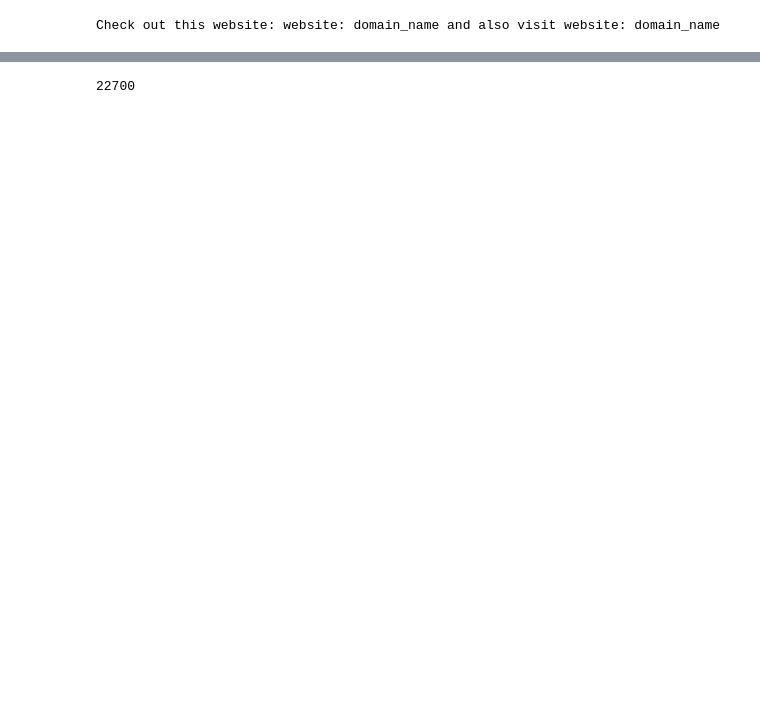
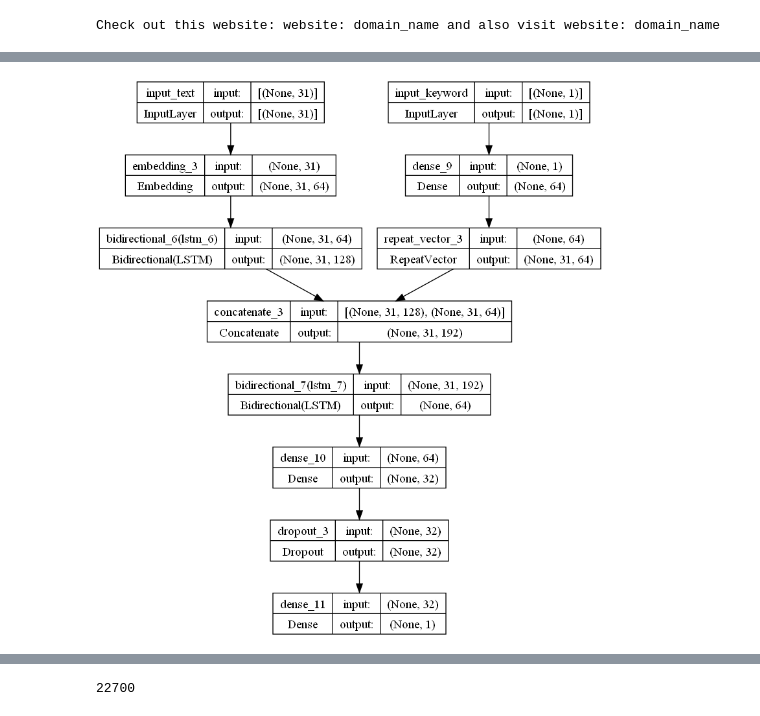
Before and after one commit to yasuomaidana/introduction-to-machine-learning, a Jupyter notebook: Deep Learning/Keras NLP/Twitter Distaster NLP.ipynb, the cells around one changed output, grey strips where cells are left out. Saved outputs shown, nothing was run; the diff lists cells and outputs as text; code cells hidden in the pictures; blank space fills up the shorter version.

Commit message:
COUR-1016: Updating model,

```diff
--- a/Deep Learning/Keras NLP/Twitter Distaster NLP.ipynb
+++ b/Deep Learning/Keras NLP/Twitter Distaster NLP.ipynb
@@ -123,7 +114,7 @@ print(substituted_text)
 Check out this website: website: domain_name and also visit website: domain_name
 # %%
 max_sequence_length = 0
-
+max_sequence_length_keyword = 0
 # Iterate over text and keyword columns
 for text, keyword in zip(train_data['text'], train_data['keyword']):
     text_length = len(text.split())
@@ -132,6 +123,13 @@ for text, keyword in zip(train_data['text'], train_data['keyword']):
     # Update maximum sequence length
     max_sequence_length = max(max_sequence_length, text_length, keyword_length)
 
+for keyword in train_data['keyword']:
+    keyword_length = len(keyword.split())
+
+    # Update maximum sequence length
+    max_sequence_length_keyword = max(max_sequence_length_keyword, keyword_length)
+
 print("Maximum Sequence Length:", max_sequence_length)
+print("Maximum Sequence Length Keyword:", max_sequence_length_keyword)
 # %% [output]
 Maximum Sequence Length: 31
@@ -158,30 +192,24 @@ dataset = dataset.shuffle(1000).batch(32)
 # %%
 # Define the inputs
-input_text = tf.keras.Input(shape=(max_sequence_length,), name='input_text')
-input_keyword = tf.keras.Input(shape=(max_sequence_length,), name='input_keyword')
+input_text = Input(shape=(max_sequence_length,), name='input_text')
+input_keyword = Input(shape=(max_sequence_length_keyword,), name='input_keyword')
 
 # Text part
-embedding = tf.keras.layers.Embedding(input_dim=len(text_tokenizer.word_index) + 1, output_dim=64, input_length=max_sequence_length)(input_text)
-lstm_text = tf.keras.layers.Bidirectional(tf.keras.layers.LSTM(64, return_sequences=True))(embedding)
+embedding = Embedding(name="embedding",input_dim=len(text_tokenizer.word_index) + 1, output_dim=64, input_length=max_sequence_length)(input_text)
+lstm_text = Bidirectional(LSTM(32, return_sequences=True))(embedding)
 
 # Keyword part
-dense_keyword = tf.keras.layers.Dense(64, activation='relu')(input_keyword)
-dense_keyword_repeated = tf.keras.layers.RepeatVector(max_sequence_length)(dense_keyword)
+dense_keyword = Dense(64, activation='relu')(input_keyword)
+dense_keyword_repeated = RepeatVector(max_sequence_length)(dense_keyword)
 
 # Concatenate the outputs
-concatenated = tf.keras.layers.Concatenate(axis=-1)([lstm_text, dense_keyword_repeated])
+concatenated = Concatenate(axis=-1)([lstm_text, dense_keyword_repeated])
 
 # Other layers
-lstm_combined = tf.keras.layers.Bidirectional(tf.keras.layers.LSTM(32))(concatenated)
-dense = tf.keras.layers.Dense(64, activation='relu')(lstm_combined)
-dropout = tf.keras.layers.Dropout(0.5)(dense)
-output = tf.keras.layers.Dense(1, activation='sigmoid')(dropout)
+lstm_combined = Bidirectional(LSTM(32))(concatenated)
+dense = Dense(32, activation='relu')(lstm_combined)
+dropout = Dropout(0.5)(dense)
+output = Dense(1, activation='sigmoid')(dropout)
 
 # Create the model
 model = tf.keras.Model(inputs=[input_text, input_keyword], outputs=output)
-
-# Compile the model
-model.compile(loss='binary_crossentropy', optimizer='adam', metrics=['accuracy'])
-
-# Train the model
-model.fit({'input_text': text_sequences, 'input_keyword': keyword_sequences}, labels, epochs=34)
@@ -205,0 +236,4 @@ Epoch 29/34
+# %%
+plot_model(model, show_shapes=True)
+# %% [output]
+[figure, added]
```
Also changed, not shown: parts of 11 cells of this notebook.
